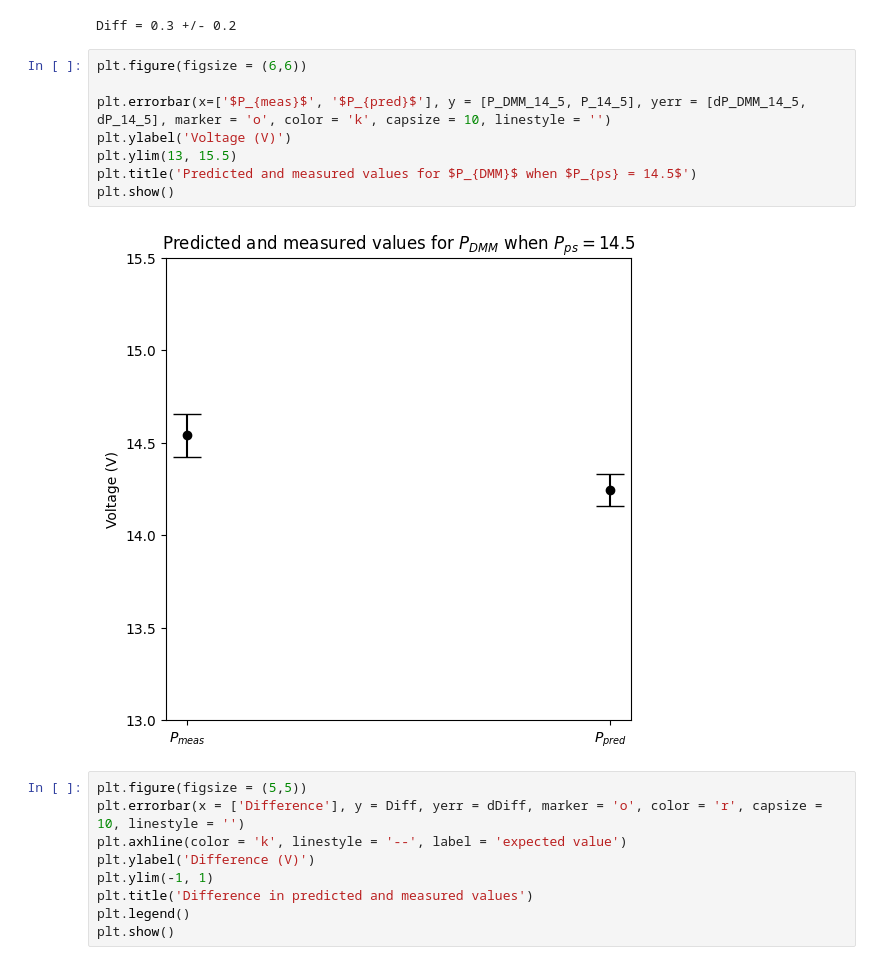
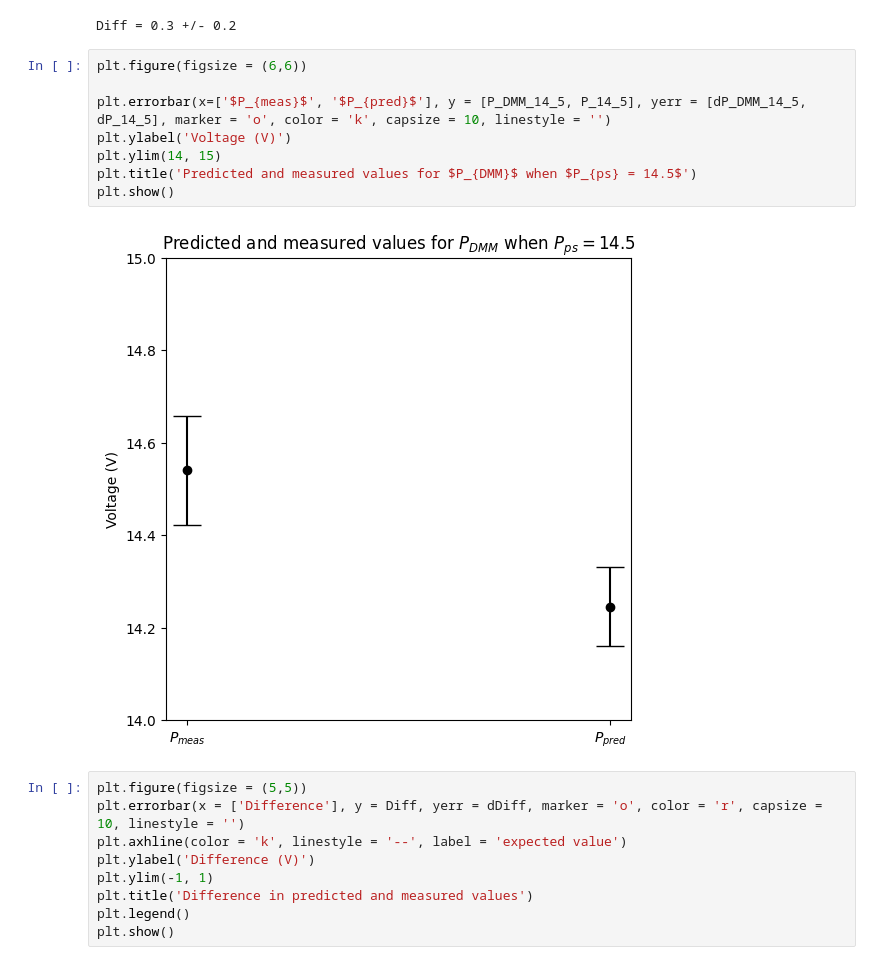
Before and after one commit to prabh-o-wabo/Jupyter_Notebooks, a Jupyter notebook: Deol_5B_Lab0.ipynb, the cells around one changed output. Drawn from its saved outputs; the diff is of its cells as text.

```diff
--- a/Deol_5B_Lab0.ipynb
+++ b/Deol_5B_Lab0.ipynb
@@ -88,13 +88,13 @@ Diff = 0.3 +/- 0.2
 # %%
 plt.figure(figsize = (6,6))
 
 plt.errorbar(x=['$P_{meas}$', '$P_{pred}$'], y = [P_DMM_14_5, P_14_5], yerr = [dP_DMM_14_5, dP_14_5], marker = 'o', color = 'k', capsize = 10, linestyle = '')
 plt.ylabel('Voltage (V)')
-plt.ylim(13, 15.5)
+plt.ylim(14, 15)
 plt.title('Predicted and measured values for $P_{DMM}$ when $P_{ps} = 14.5$')
 plt.show()
 # %% [output]
-[figure, old version]
+[figure, new version]
 # %%
 plt.figure(figsize = (5,5))
 plt.errorbar(x = ['Difference'], y = Diff, yerr = dDiff, marker = 'o', color = 'r', capsize = 10, linestyle = '')
```
